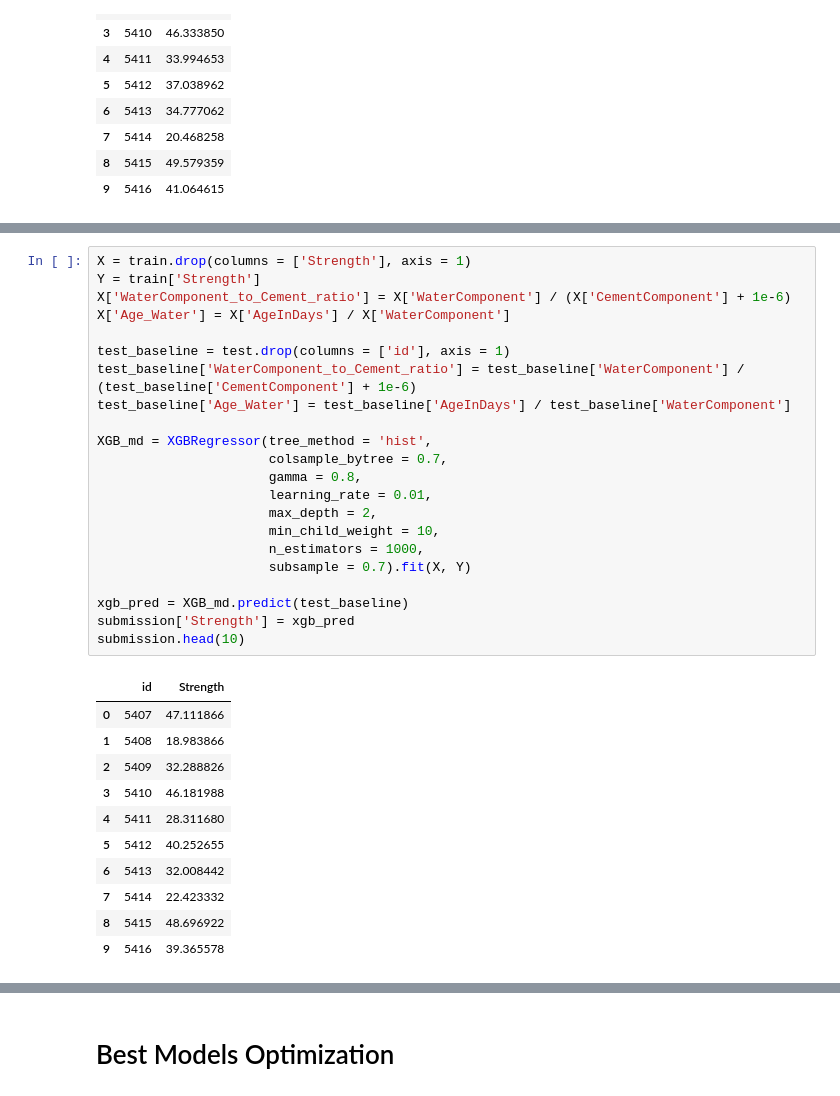
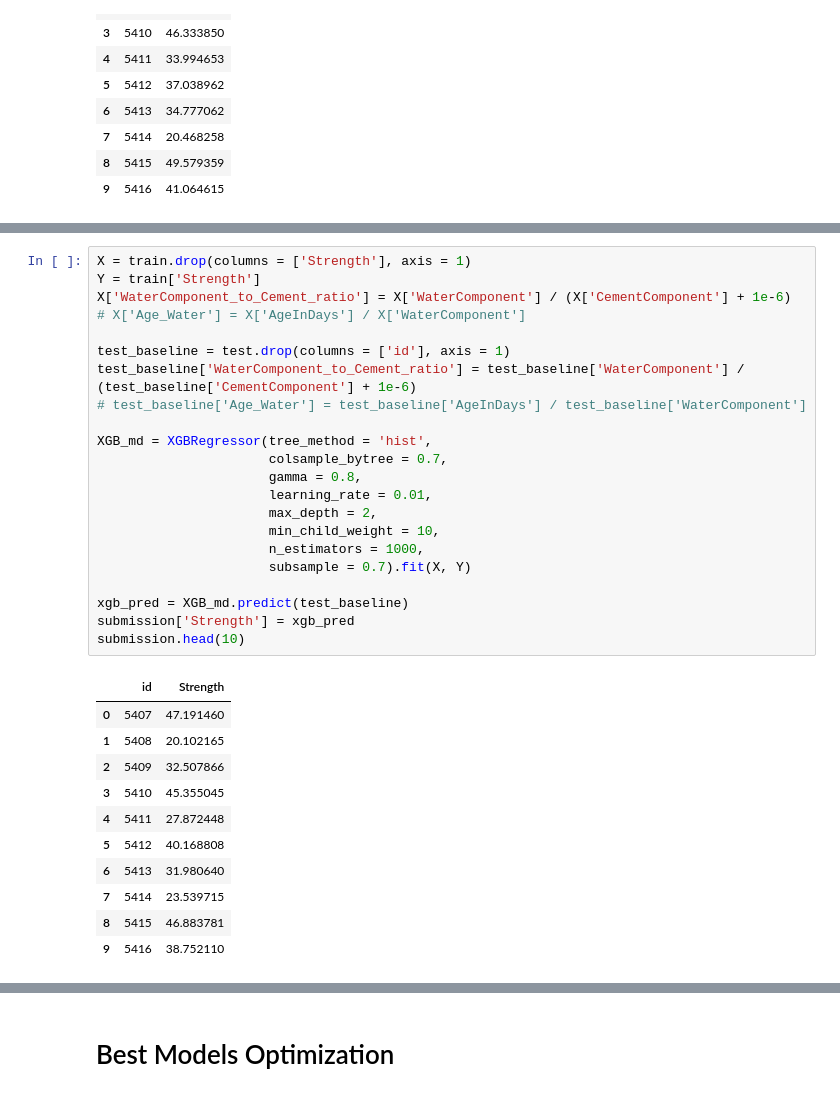
Before and after one commit to Analytics-Data-Science-and-Tech/Analytics_Data_Science, a Jupyter notebook: Tabular-Playground-Series/PS-S3/Ep9/Synthetic_Original.ipynb, the cells around one changed output, grey strips where cells are left out. Drawn from its saved outputs; the diff is of its cells as text.

```diff
--- a/Tabular-Playground-Series/PS-S3/Ep9/Synthetic_Original.ipynb
+++ b/Tabular-Playground-Series/PS-S3/Ep9/Synthetic_Original.ipynb
@@ -222,37 +222,37 @@ submission.head(10)
 # %%
 X = train.drop(columns = ['Strength'], axis = 1)
 Y = train['Strength']
 X['WaterComponent_to_Cement_ratio'] = X['WaterComponent'] / (X['CementComponent'] + 1e-6)
-X['Age_Water'] = X['AgeInDays'] / X['WaterComponent']
+# X['Age_Water'] = X['AgeInDays'] / X['WaterComponent']
 
 test_baseline = test.drop(columns = ['id'], axis = 1)
 test_baseline['WaterComponent_to_Cement_ratio'] = test_baseline['WaterComponent'] / (test_baseline['CementComponent'] + 1e-6)
-test_baseline['Age_Water'] = test_baseline['AgeInDays'] / test_baseline['WaterComponent']
+# test_baseline['Age_Water'] = test_baseline['AgeInDays'] / test_baseline['WaterComponent']
 
 XGB_md = XGBRegressor(tree_method = 'hist',
                       colsample_bytree = 0.7,
                       gamma = 0.8,
                       learning_rate = 0.01,
                       max_depth = 2,
                       min_child_weight = 10,
                       n_estimators = 1000,
                       subsample = 0.7).fit(X, Y)
 
 xgb_pred = XGB_md.predict(test_baseline)
 submission['Strength'] = xgb_pred
 submission.head(10)
 # %% [output]
 |  | id | Strength |
-| 0 | 5407 | 47.111866 |
-| 1 | 5408 | 18.983866 |
-| 2 | 5409 | 32.288826 |
-| 3 | 5410 | 46.181988 |
-| 4 | 5411 | 28.311680 |
-| 5 | 5412 | 40.252655 |
-| 6 | 5413 | 32.008442 |
-| 7 | 5414 | 22.423332 |
-| 8 | 5415 | 48.696922 |
-| 9 | 5416 | 39.365578 |
+| 0 | 5407 | 47.191460 |
+| 1 | 5408 | 20.102165 |
+| 2 | 5409 | 32.507866 |
+| 3 | 5410 | 45.355045 |
+| 4 | 5411 | 27.872448 |
+| 5 | 5412 | 40.168808 |
+| 6 | 5413 | 31.980640 |
+| 7 | 5414 | 23.539715 |
+| 8 | 5415 | 46.883781 |
+| 9 | 5416 | 38.752110 |
 # %%
 X = train.drop(columns = ['Strength'], axis = 1)
 Y = train['Strength']
```
Also changed, not shown: parts of 6 cells of this notebook.
